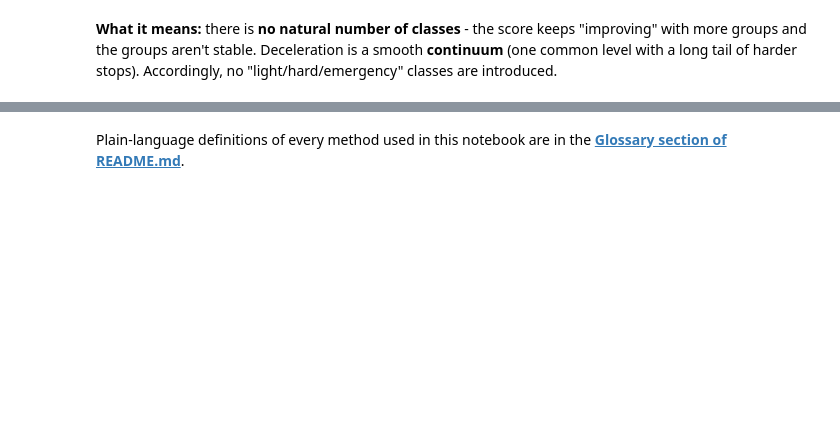
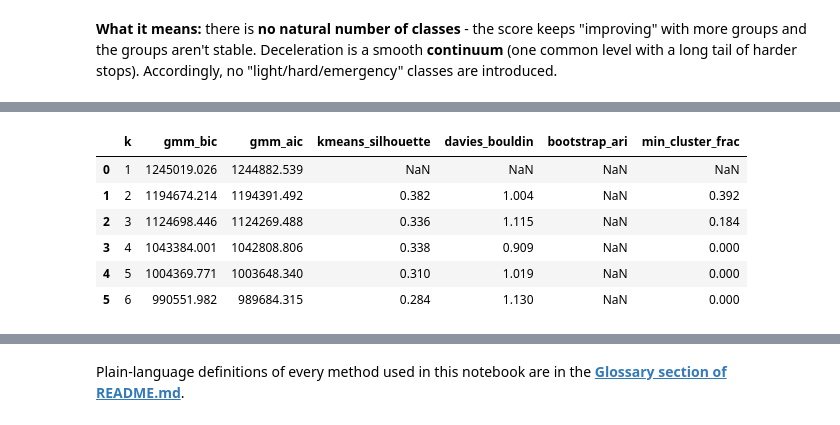
Before and after one commit to maxscheiblauer/Interdisciplinary_Project, a Jupyter notebook: notebooks/phase2_braking_analysis.ipynb, the cells around one changed output, grey strips where cells are left out. Saved outputs shown, nothing was run; the diff lists cells and outputs as text; code cells hidden in the pictures; blank space fills up the shorter version.

```diff
--- a/notebooks/phase2_braking_analysis.ipynb
+++ b/notebooks/phase2_braking_analysis.ipynb
@@ -151,0 +162,10 @@ keeps "improving" with more groups and the groups aren't stable. Deceleration is
+# %%
+display(pd.read_csv(TABLES / "cluster_selection_energy.csv").round(3))
+# %% [output]
+|  | k | gmm_bic | gmm_aic | kmeans_silhouette | davies_bouldin | bootstrap_ari | min_cluster_frac |
+| 0 | 1 | 1245019.026 | 1244882.539 | NaN | NaN | NaN | NaN |
+| 1 | 2 | 1194674.214 | 1194391.492 | 0.382 | 1.004 | NaN | 0.392 |
+| 2 | 3 | 1124698.446 | 1124269.488 | 0.336 | 1.115 | NaN | 0.184 |
+| 3 | 4 | 1043384.001 | 1042808.806 | 0.338 | 0.909 | NaN | 0.000 |
+| 4 | 5 | 1004369.771 | 1003648.340 | 0.310 | 1.019 | NaN | 0.000 |
+| 5 | 6 | 990551.982 | 989684.315 | 0.284 | 1.130 | NaN | 0.000 |
```
Also changed, not shown: parts of 24 cells of this notebook, 31 other files.
